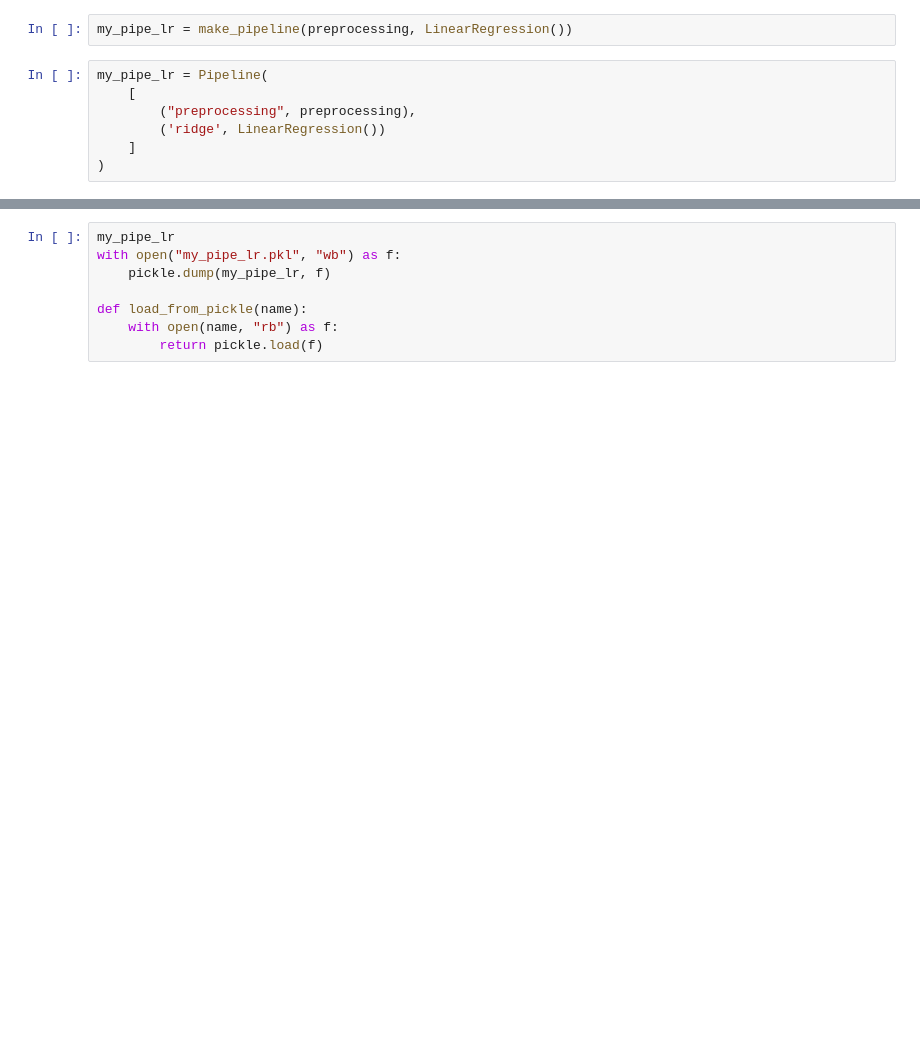
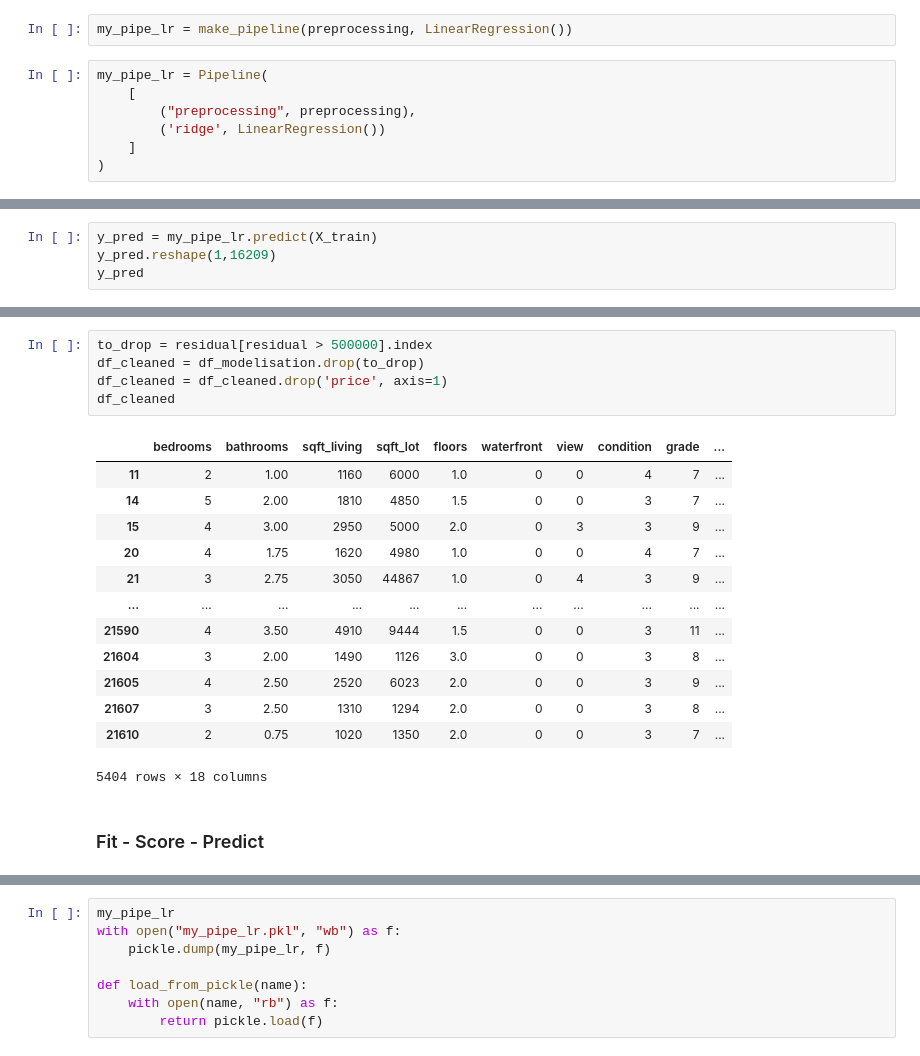
Before and after one commit to yaniskahoul/prediction_prix_maison, a Jupyter notebook: data_modelisation.ipynb, the cells around one changed output, grey strips where cells are left out. Cells and saved outputs as stored; diff of their text form; blank space fills up the shorter version.

Commit message:
ajout residual

```diff
--- a/data_modelisation.ipynb
+++ b/data_modelisation.ipynb
@@ -178,0 +113,4 @@ my_pipe_lr.score(X_test, y_test)
+# %%
+y_pred = my_pipe_lr.predict(X_train)
+y_pred.reshape(1,16209)
+y_pred
@@ -178,0 +158,21 @@ my_pipe_lr.score(X_test, y_test)
+# %%
+to_drop = residual[residual > 500000].index
+df_cleaned = df_modelisation.drop(to_drop)
+df_cleaned = df_cleaned.drop('price', axis=1)
+df_cleaned
+# %% [output]
+|  | bedrooms | bathrooms | sqft_living | sqft_lot | floors | waterfront | view | condition | grade | ... |
+| 11 | 2 | 1.00 | 1160 | 6000 | 1.0 | 0 | 0 | 4 | 7 | ... |
+| 14 | 5 | 2.00 | 1810 | 4850 | 1.5 | 0 | 0 | 3 | 7 | ... |
+| 15 | 4 | 3.00 | 2950 | 5000 | 2.0 | 0 | 3 | 3 | 9 | ... |
+| 20 | 4 | 1.75 | 1620 | 4980 | 1.0 | 0 | 0 | 4 | 7 | ... |
+| 21 | 3 | 2.75 | 3050 | 44867 | 1.0 | 0 | 4 | 3 | 9 | ... |
+| ... | ... | ... | ... | ... | ... | ... | ... | ... | ... | ... |
+| 21590 | 4 | 3.50 | 4910 | 9444 | 1.5 | 0 | 0 | 3 | 11 | ... |
+| 21604 | 3 | 2.00 | 1490 | 1126 | 3.0 | 0 | 0 | 3 | 8 | ... |
+| 21605 | 4 | 2.50 | 2520 | 6023 | 2.0 | 0 | 0 | 3 | 9 | ... |
+| 21607 | 3 | 2.50 | 1310 | 1294 | 2.0 | 0 | 0 | 3 | 8 | ... |
+| 21610 | 2 | 0.75 | 1020 | 1350 | 2.0 | 0 | 0 | 3 | 7 | ... |
+5404 rows × 18 columns
+# %% [markdown]
+### Fit - Score - Predict
```
Also changed, not shown: parts of 65 cells of this notebook, 4 other files.
